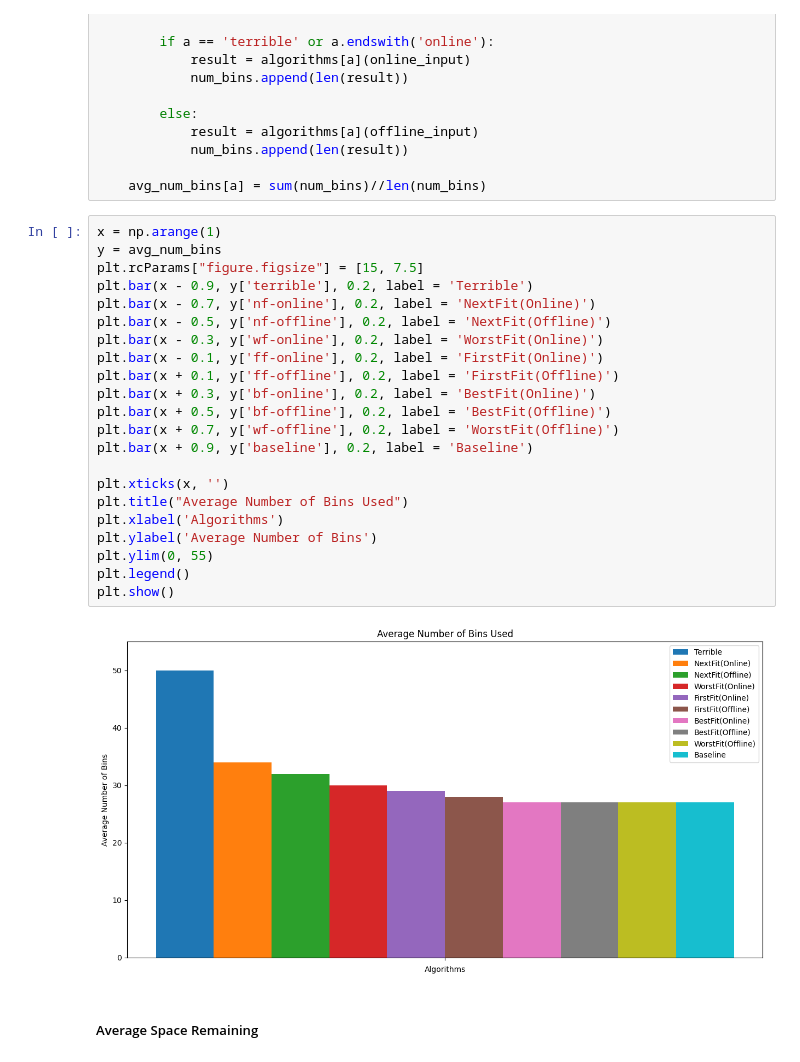
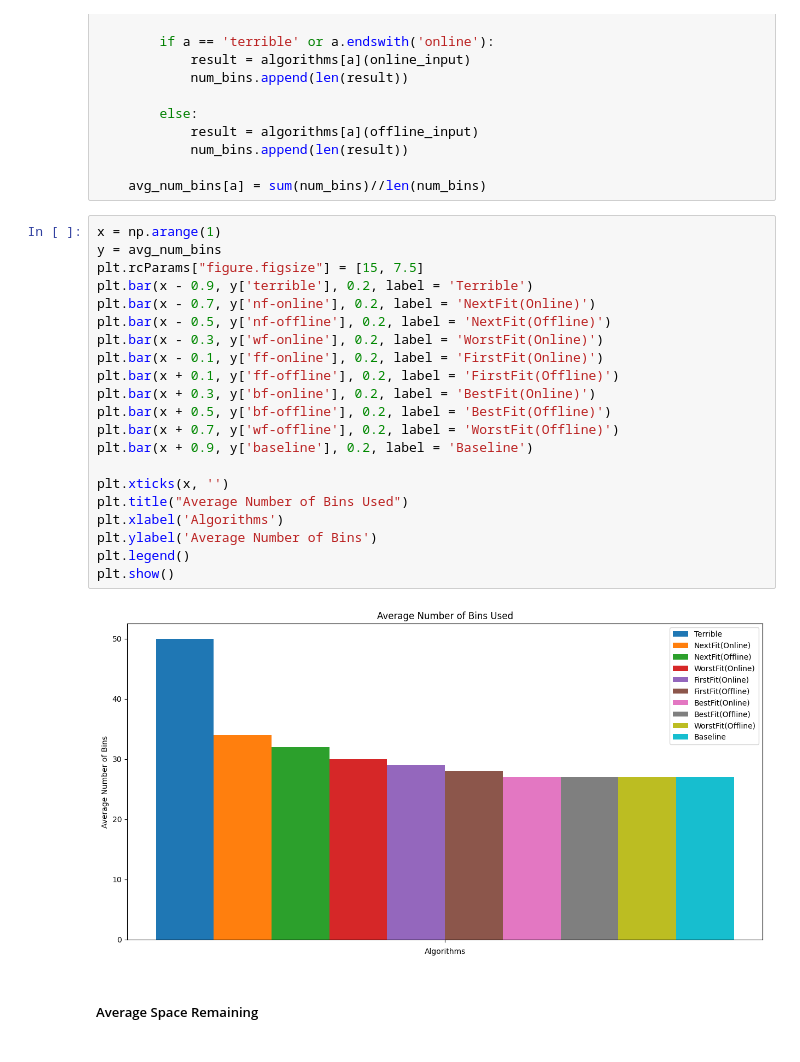
Before and after one commit to adampodolak/Bin-Packing-Lab, a Jupyter notebook: report.ipynb, the cells around one changed output. Cells and saved outputs as stored; diff of their text form.

```diff
--- a/report.ipynb
+++ b/report.ipynb
@@ -191,27 +201,26 @@ for a in algorithms:
 # %%
 x = np.arange(1)
 y = avg_num_bins
 plt.rcParams["figure.figsize"] = [15, 7.5]
 plt.bar(x - 0.9, y['terrible'], 0.2, label = 'Terrible')
 plt.bar(x - 0.7, y['nf-online'], 0.2, label = 'NextFit(Online)')
 plt.bar(x - 0.5, y['nf-offline'], 0.2, label = 'NextFit(Offline)')
 plt.bar(x - 0.3, y['wf-online'], 0.2, label = 'WorstFit(Online)')
 plt.bar(x - 0.1, y['ff-online'], 0.2, label = 'FirstFit(Online)')
 plt.bar(x + 0.1, y['ff-offline'], 0.2, label = 'FirstFit(Offline)')
 plt.bar(x + 0.3, y['bf-online'], 0.2, label = 'BestFit(Online)')
 plt.bar(x + 0.5, y['bf-offline'], 0.2, label = 'BestFit(Offline)')
 plt.bar(x + 0.7, y['wf-offline'], 0.2, label = 'WorstFit(Offline)')
 plt.bar(x + 0.9, y['baseline'], 0.2, label = 'Baseline')
 
 plt.xticks(x, '')
 plt.title("Average Number of Bins Used")
 plt.xlabel('Algorithms')
 plt.ylabel('Average Number of Bins')
-plt.ylim(0, 55)
 plt.legend()
 plt.show()
 # %% [output]
-[figure, old version]
+[figure, new version]
 # %% [markdown]
 ##### Average Space Remaining
 # %%
```
Also changed, not shown: parts of 17 cells of this notebook, 1 other file.
